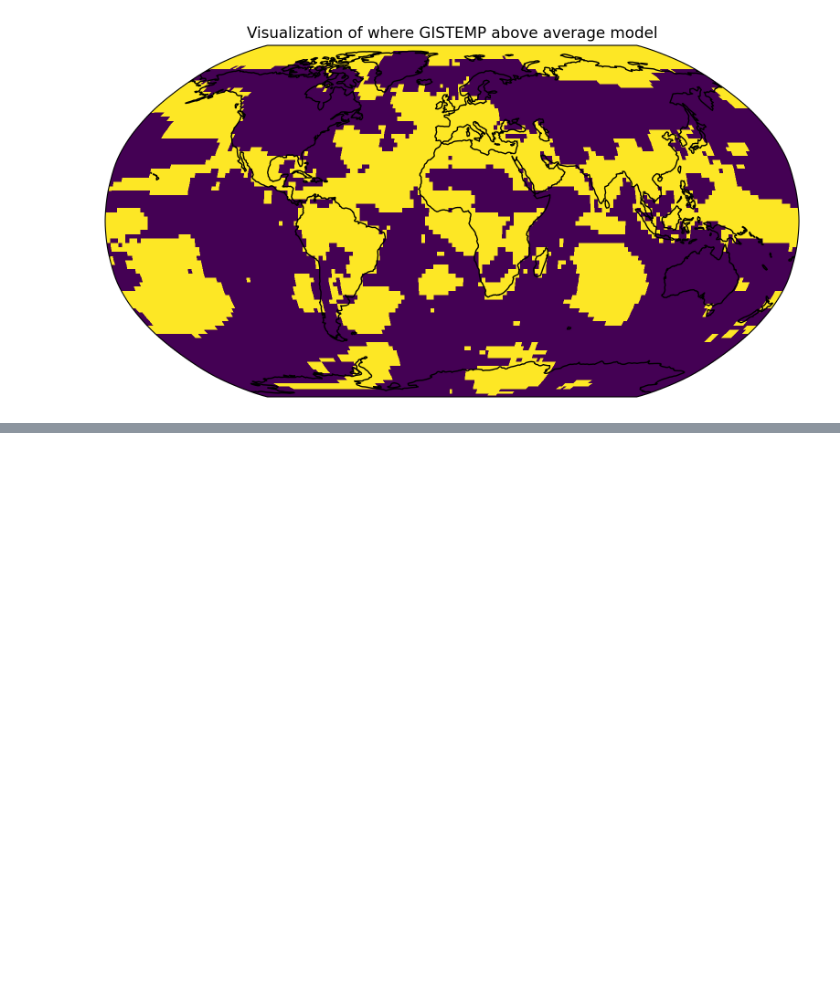
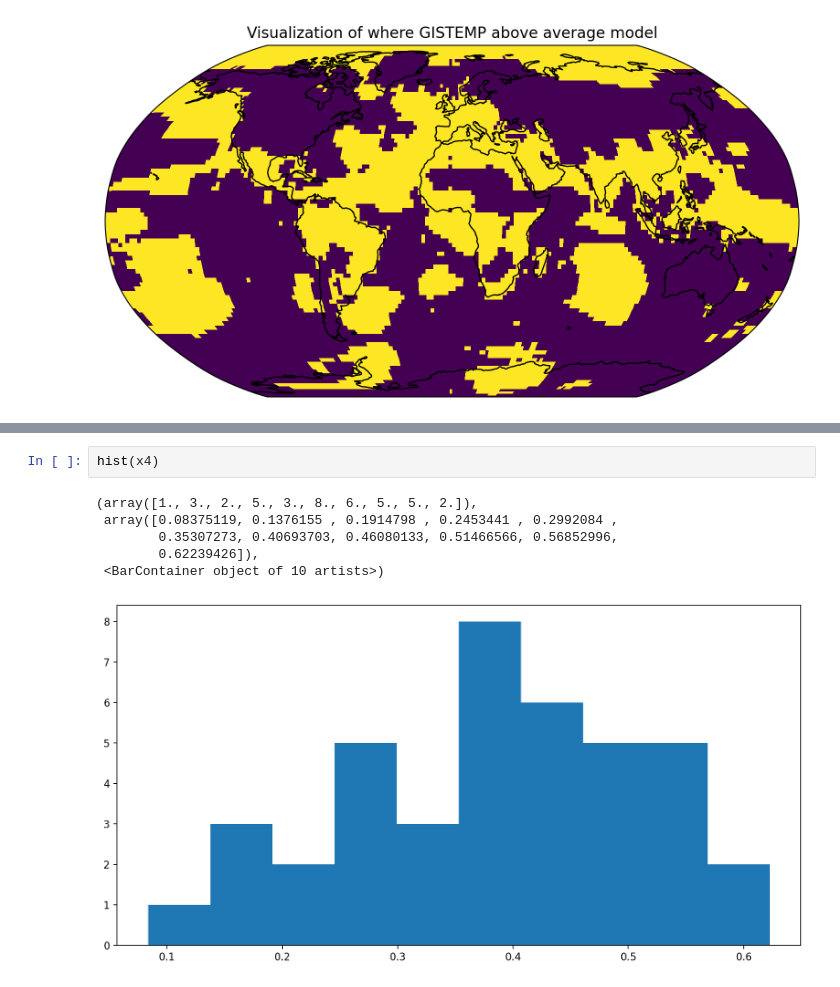
Before and after one commit to aedessler/TCB_Trump_Graphic, a Jupyter notebook: trend_comparison_trump.ipynb, the cells around one changed output, grey strips where cells are left out. Saved outputs shown, nothing was run; the diff lists cells and outputs as text; blank space fills up the shorter version.

```diff
--- a/trend_comparison_trump.ipynb
+++ b/trend_comparison_trump.ipynb
@@ -506,0 +627,9 @@ plt.ylabel('Latitude')
+# %%
+hist(x4)
+# %% [output]
+(array([1., 3., 2., 5., 3., 8., 6., 5., 5., 2.]),
+ array([0.08375119, 0.1376155 , 0.1914798 , 0.2453441 , 0.2992084 ,
+        0.35307273, 0.40693703, 0.46080133, 0.51466566, 0.56852996,
+        0.62239426]),
+ <BarContainer object of 10 artists>)
+[figure, added]
```
Also changed, not shown: parts of 27 cells of this notebook.
